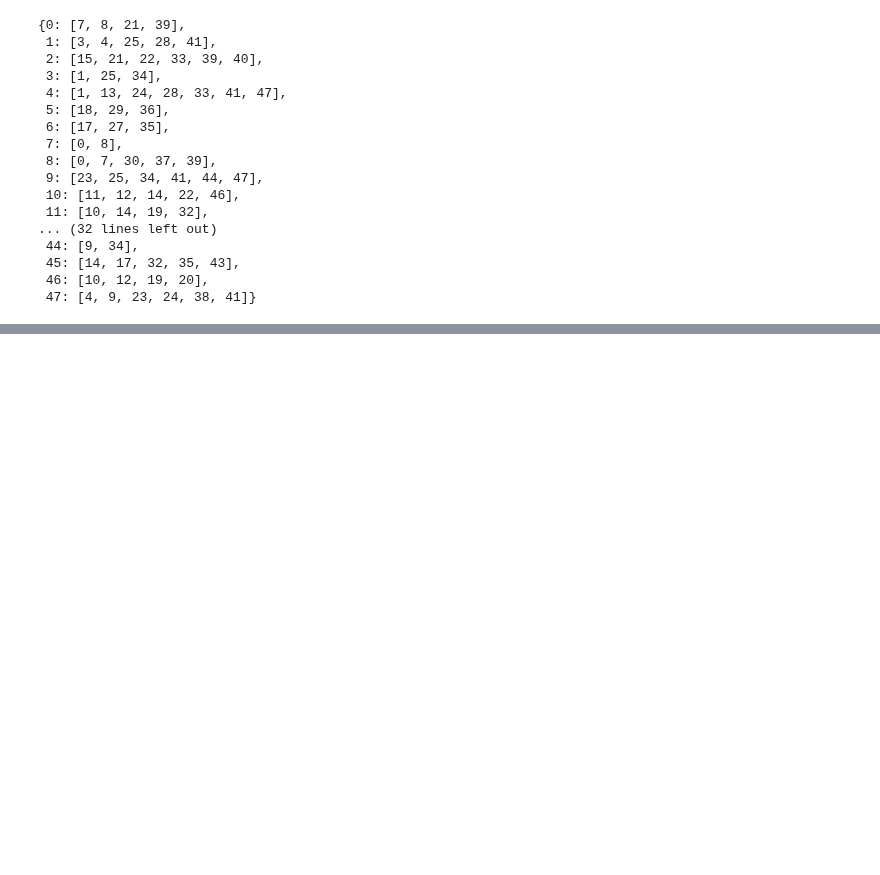
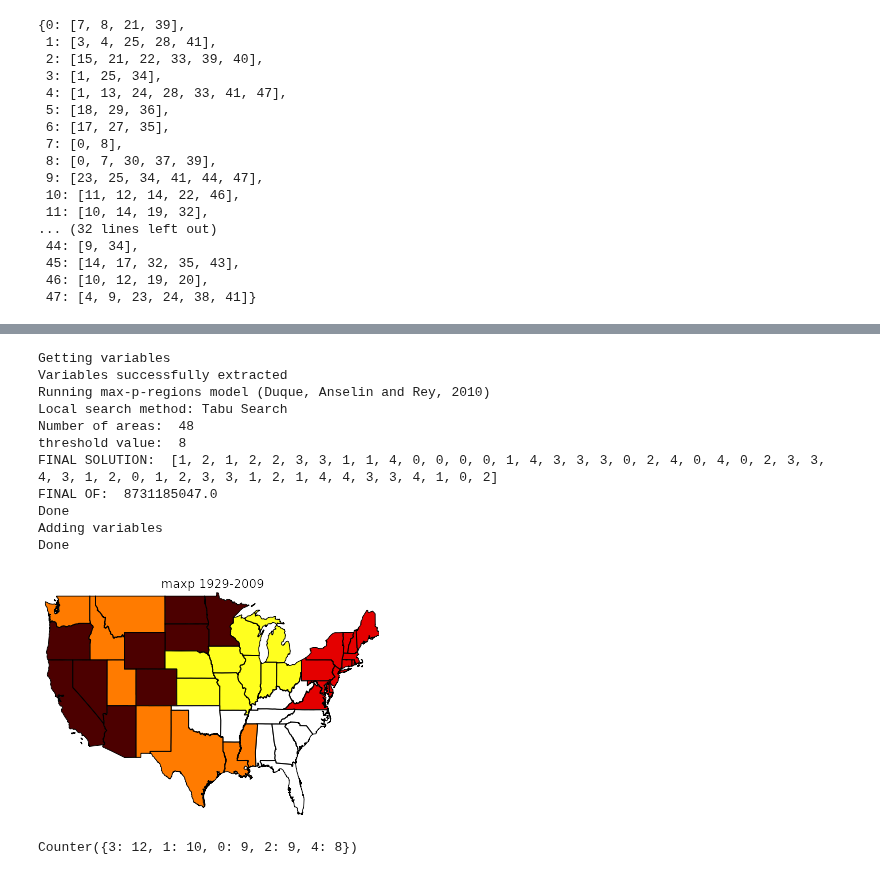
Before and after one commit to pysal/pysal, a Jupyter notebook: pysal/contrib/clusterpy/clusterpy.ipynb, the cells around one changed output, grey strips where cells are left out. Cells and saved outputs as stored; diff of their text form; code cells hidden in the pictures; blank space fills up the shorter version.

```diff
--- a/pysal/contrib/clusterpy/clusterpy.ipynb
+++ b/pysal/contrib/clusterpy/clusterpy.ipynb
@@ -886,0 +886,4 @@ Counter({3: 16, 0: 12, 1: 11, 2: 9})
+# %%
+vars = names
+# %%
+vars.append('CONSTANT')
@@ -886,0 +910,22 @@ Counter({3: 16, 0: 12, 1: 11, 2: 9})
+# %%
+usy.cluster('maxpTabu', vars, threshold=8, dissolve=0)
+regions = usy.region2areas
+regions = np.array(regions)
+maps.plot_choropleth(shp, regions[reorder], 'unique_values', title='maxp 1929-2009')
+# %% [output]
+Getting variables
+Variables successfully extracted
+Running max-p-regions model (Duque, Anselin and Rey, 2010)
+Local search method: Tabu Search
+Number of areas:  48
+threshold value:  8
+FINAL SOLUTION:  [1, 2, 1, 2, 2, 3, 3, 1, 1, 4, 0, 0, 0, 0, 1, 4, 3, 3, 3, 0, 2, 4, 0, 4, 0, 2, 3, 3, 4, 3, 1, 2, 0, 1, 2, 3, 3, 1, 2, 1, 4, 4, 3, 3, 4, 1, 0, 2]
+FINAL OF:  8731185047.0
+Done
+Adding variables
+Done
+[figure, added]
+# %%
+Counter(regions)
+# %% [output]
+Counter({3: 12, 1: 10, 0: 9, 2: 9, 4: 8})
```
Also changed, not shown: parts of 30 cells of this notebook.
